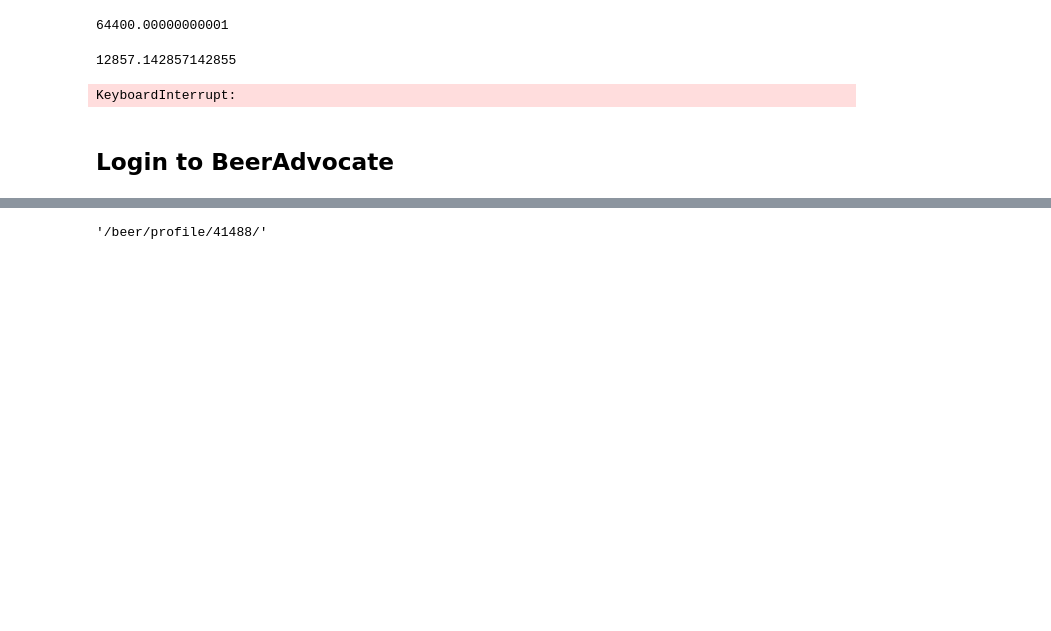
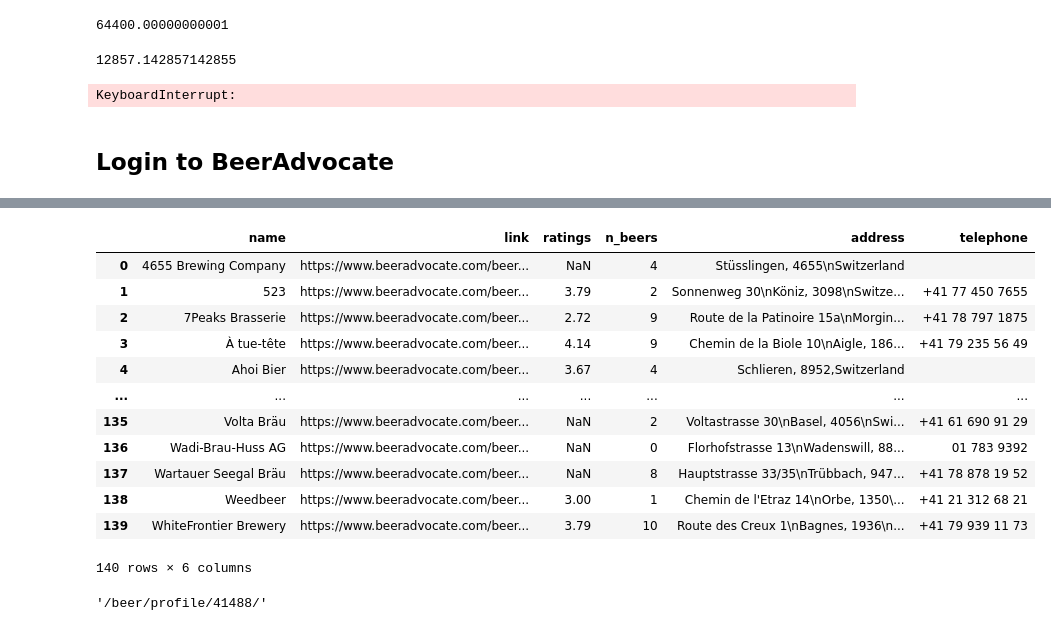
Before and after one commit to nrbernier/swiss-beer-map, a Jupyter notebook: swiss-beer-map.ipynb, the cells around one changed output, grey strips where cells are left out. Saved outputs shown, nothing was run; the diff lists cells and outputs as text; code cells hidden in the pictures; blank space fills up the shorter version.

Commit message:
Got list of all swiss breweries

```diff
--- a/swiss-beer-map.ipynb
+++ b/swiss-beer-map.ipynb
@@ -382,0 +376,37 @@ ch_page1 = s.get(url_ch)
+# %%
+def breweries_from_page(page):
+    table_rows = iter(page.find('table').find_all('tr'))
+    breweries = []
+    for row in table_rows:
+        #columns = row.find_all('td')
+        #table.append([el.text.rstrip() for el in columns])
+        if row.find(href=lambda x: x and x.startswith('/beer/profile/')):
+            brew_dic = brewery_extract(row)
+            address_row = next(table_rows).find('td')
+            list_ad = list(address_row.children)
+            brew_dic.update(treat_address(list_ad))
+            breweries.append(brew_dic)
+    return breweries
+# %%
+s = requests.Session()
+url_login = 'https://www.beeradvocate.com/community/login/login'
+
+with open('ba_credentials','r') as f:
+    login, password = f.read().splitlines()
+payload = {'login': login, 'password': password}
+page = s.post(url_login, data=payload)
+
+url_ch_gen = 'https://www.beeradvocate.com/place/list/?start={}&&c_id=CH&brewery=Y&sort=name'
+start_n = 0
+search = True
+breweries_ch = []
+while search:
+    brew_page = BeautifulSoup(s.get(url_ch_gen.format(start_n)).content)
+    more_breweries = brew_page.find_all(href=lambda x: x and x.startswith('/beer/profile/'))
+    if len(more_breweries) >0 :
+        breweries_ch += breweries_from_page(brew_page)
+    else:
+        search=False
+
+    start_n += 20
+    print(start_n)
@@ -383,3 +422,21 @@ ch_page1 = s.get(url_ch)
+# %%
+breweries_ch_df = pd.DataFrame(breweries_ch)
+# %%
+breweries_ch_df
+# %% [output]
+|  | name | link | ratings | n_beers | address | telephone |
+| 0 | 4655 Brewing Company | https://www.beeradvocate.com/beer... | NaN | 4 | Stüsslingen, 4655\nSwitzerland |  |
+| 1 | 523 | https://www.beeradvocate.com/beer... | 3.79 | 2 | Sonnenweg 30\nKöniz, 3098\nSwitze... | +41 77 450 7655 |
+| 2 | 7Peaks Brasserie | https://www.beeradvocate.com/beer... | 2.72 | 9 | Route de la Patinoire 15a\nMorgin... | +41 78 797 1875 |
+| 3 | À tue-tête | https://www.beeradvocate.com/beer... | 4.14 | 9 | Chemin de la Biole 10\nAigle, 186... | +41 79 235 56 49 |
+| 4 | Ahoi Bier | https://www.beeradvocate.com/beer... | 3.67 | 4 | Schlieren, 8952,Switzerland |  |
+| ... | ... | ... | ... | ... | ... | ... |
+| 135 | Volta Bräu | https://www.beeradvocate.com/beer... | NaN | 2 | Voltastrasse 30\nBasel, 4056\nSwi... | +41 61 690 91 29 |
+| 136 | Wadi-Brau-Huss AG | https://www.beeradvocate.com/beer... | NaN | 0 | Florhofstrasse 13\nWadenswill, 88... | 01 783 9392 |
+| 137 | Wartauer Seegal Bräu | https://www.beeradvocate.com/beer... | NaN | 8 | Hauptstrasse 33/35\nTrübbach, 947... | +41 78 878 19 52 |
+| 138 | Weedbeer | https://www.beeradvocate.com/beer... | 3.00 | 1 | Chemin de l'Etraz 14\nOrbe, 1350\... | +41 21 312 68 21 |
+| 139 | WhiteFrontier Brewery | https://www.beeradvocate.com/beer... | 3.79 | 10 | Route des Creux 1\nBagnes, 1936\n... | +41 79 939 11 73 |
+140 rows × 6 columns
 # %%
 with open('test2.html','bw') as f:
     f.write(ch_page1.content)
```
Also changed, not shown: parts of 27 cells of this notebook.
